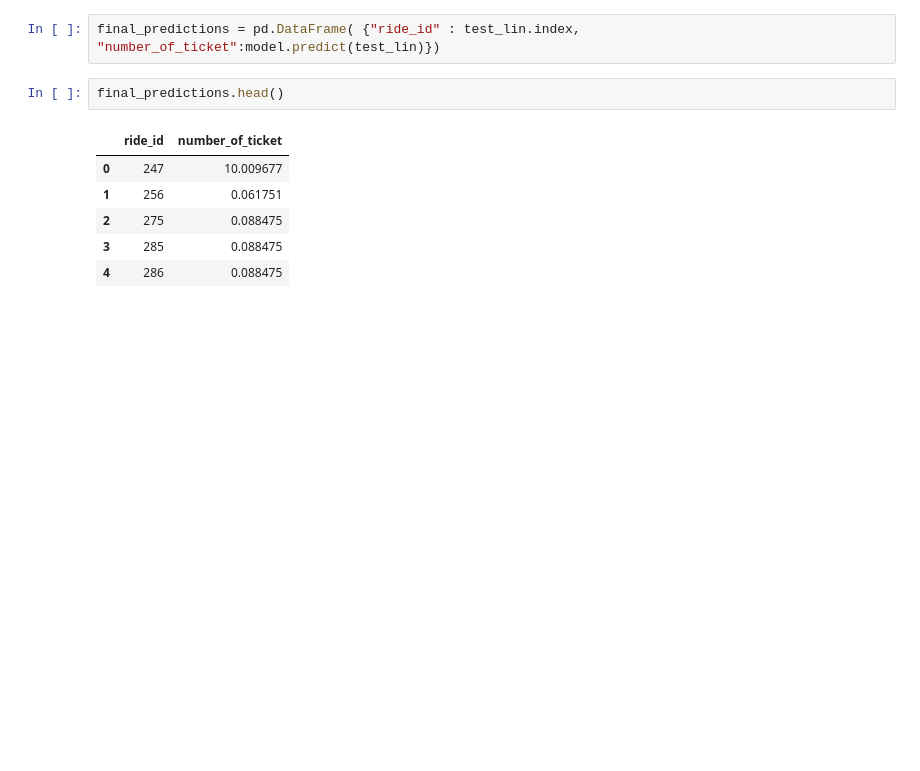
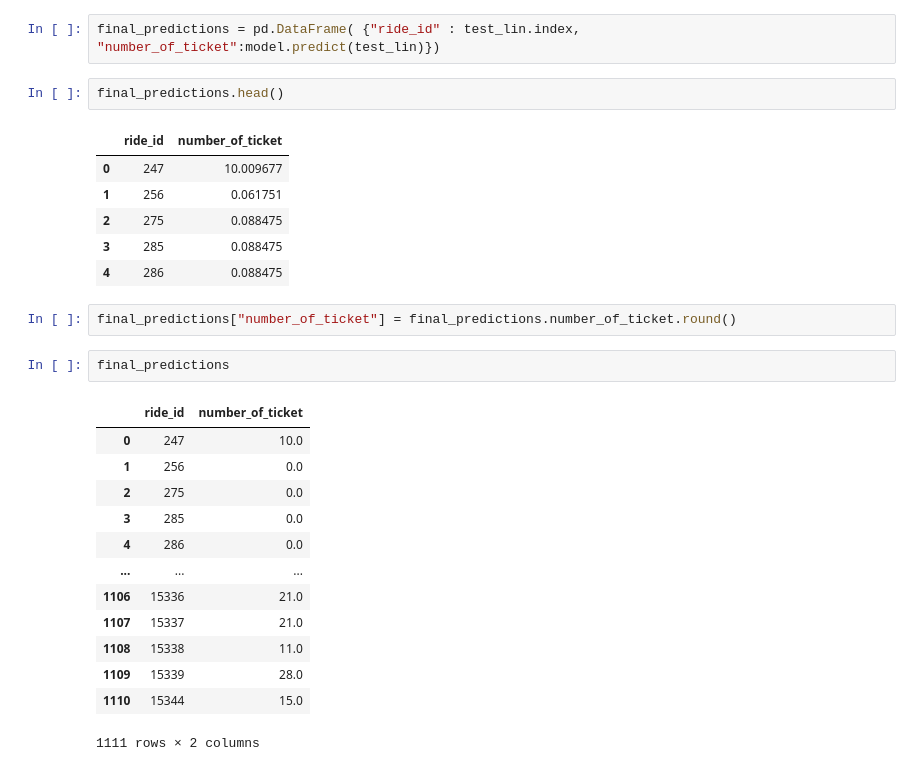
Before and after one commit to ixgroup3/Nairobi-Project-iX, a Jupyter notebook: Data_Cleaning_and_analysis.ipynb, the cells around one changed output. Drawn from its saved outputs; the diff is of its cells as text; blank space fills up the shorter version.

```diff
--- a/Data_Cleaning_and_analysis.ipynb
+++ b/Data_Cleaning_and_analysis.ipynb
@@ -531,3 +561,21 @@ final_predictions.head()
 | 2 | 275 | 0.088475 |
 | 3 | 285 | 0.088475 |
 | 4 | 286 | 0.088475 |
+# %%
+final_predictions["number_of_ticket"] = final_predictions.number_of_ticket.round()
+# %%
+final_predictions
+# %% [output]
+|  | ride_id | number_of_ticket |
+| 0 | 247 | 10.0 |
+| 1 | 256 | 0.0 |
+| 2 | 275 | 0.0 |
+| 3 | 285 | 0.0 |
+| 4 | 286 | 0.0 |
+| ... | ... | ... |
+| 1106 | 15336 | 21.0 |
+| 1107 | 15337 | 21.0 |
+| 1108 | 15338 | 11.0 |
+| 1109 | 15339 | 28.0 |
+| 1110 | 15344 | 15.0 |
+1111 rows × 2 columns
```
Also changed, not shown: parts of 6 cells of this notebook.
